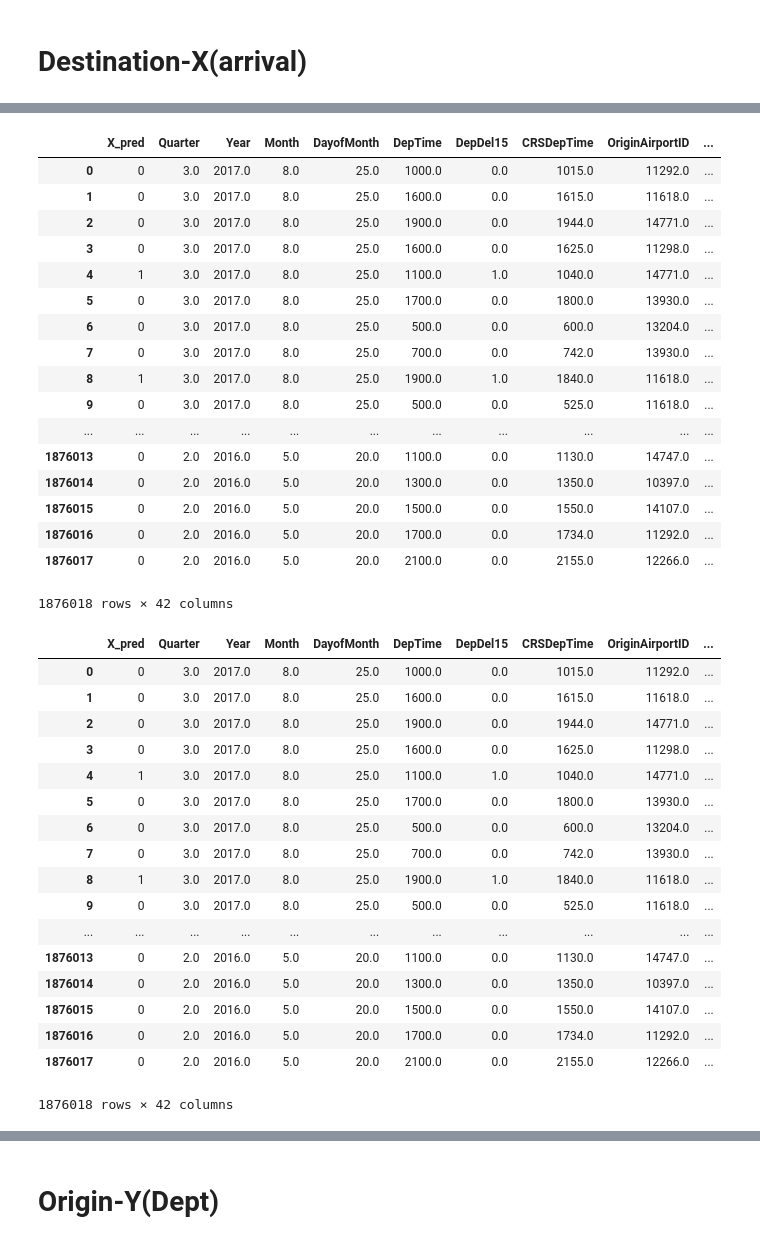
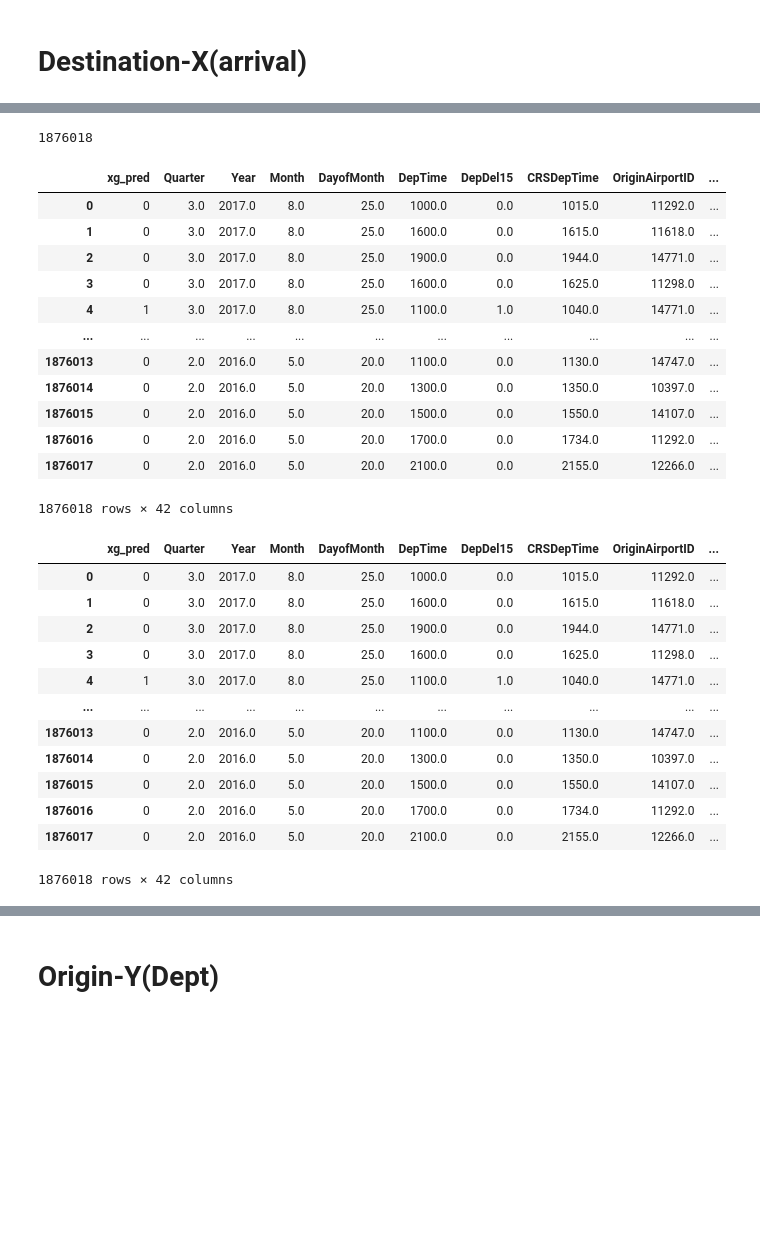
Before and after one commit to AMVamsi/Flight_Delay_Prediction, a Jupyter notebook: Project.ipynb, the cells around one changed output, grey strips where cells are left out. Saved outputs shown, nothing was run; the diff lists cells and outputs as text; code cells hidden in the pictures; blank space fills up the shorter version.

```diff
--- a/Project.ipynb
+++ b/Project.ipynb
@@ -435,6 +430,19 @@ df_select["winddirDegree_x"] = intenc
 intenc = lenc.fit_transform(df_select["weatherCode_x"])
 df_select["weatherCode_x"] = intenc
 features = np.asarray(df_select)
+# %%
+labels = np.asarray(df["ArrDel15"])
+df_select = df.drop(["Quarter", "Year","ArrTime", "DepTime", "Month", "DayofMonth", "ArrDelayMinutes","ArrDel15","DepDel15", "Date", "Airport_y","Airport_x"],axis=1)
+lenc = LabelEncoder()
+intenc = lenc.fit_transform(df_select["DestAirportID"])
+df_select["DestAirportID"] = intenc
+intenc = lenc.fit_transform(df_select["OriginAirportID"])
+df_select["OriginAirportID"] = intenc
+intenc = lenc.fit_transform(df_select["winddirDegree_x"])
+df_select["winddirDegree_x"] = intenc
+intenc = lenc.fit_transform(df_select["weatherCode_x"])
+df_select["weatherCode_x"] = intenc
+features = np.asarray(df_select)
 # %%
 df_select.keys()
 # %% [output]
@@ -476,0 +534,7 @@ weighted avg       0.94      0.94      0.94   1876018
+# %%
+from sklearn.model_selection import train_test_split
+features_train, features_test, labels_train, labels_test = train_test_split(features, labels, test_size=0.30, random_state=0)
+# %%
+from sklearn.ensemble import RandomForestClassifier
+classifier = RandomForestClassifier(n_estimators = 10, criterion = 'entropy', random_state = 0)
+classifier.fit(features_train, labels_train.astype(np.uint8))
@@ -499,23 +593,22 @@ df1
 # %%
+xg_pred = classifier.predict(features)
 import pandas as pd
-df2=pd.DataFrame(x_pred,columns = ["X_pred"])
-
-df2.to_csv('xp.csv',index=False)
+df2=pd.DataFrame(xg_pred,columns = ["xg_pred"])
+df2.to_csv('xgboost.csv',index=False)
+# %%
+len(df2)
+# %% [output]
+1876018
 # %%
-df.insert(0, "X_pred",x_pred)
+df.insert(0, "xg_pred",xg_pred)
 df
 # %% [output]
-|  | X_pred | Quarter | Year | Month | DayofMonth | DepTime | DepDel15 | CRSDepTime | OriginAirportID | ... |
+|  | xg_pred | Quarter | Year | Month | DayofMonth | DepTime | DepDel15 | CRSDepTime | OriginAirportID | ... |
 | 0 | 0 | 3.0 | 2017.0 | 8.0 | 25.0 | 1000.0 | 0.0 | 1015.0 | 11292.0 | ... |
 | 1 | 0 | 3.0 | 2017.0 | 8.0 | 25.0 | 1600.0 | 0.0 | 1615.0 | 11618.0 | ... |
 | 2 | 0 | 3.0 | 2017.0 | 8.0 | 25.0 | 1900.0 | 0.0 | 1944.0 | 14771.0 | ... |
 | 3 | 0 | 3.0 | 2017.0 | 8.0 | 25.0 | 1600.0 | 0.0 | 1625.0 | 11298.0 | ... |
 | 4 | 1 | 3.0 | 2017.0 | 8.0 | 25.0 | 1100.0 | 1.0 | 1040.0 | 14771.0 | ... |
-| 5 | 0 | 3.0 | 2017.0 | 8.0 | 25.0 | 1700.0 | 0.0 | 1800.0 | 13930.0 | ... |
-| 6 | 0 | 3.0 | 2017.0 | 8.0 | 25.0 | 500.0 | 0.0 | 600.0 | 13204.0 | ... |
-| 7 | 0 | 3.0 | 2017.0 | 8.0 | 25.0 | 700.0 | 0.0 | 742.0 | 13930.0 | ... |
-| 8 | 1 | 3.0 | 2017.0 | 8.0 | 25.0 | 1900.0 | 1.0 | 1840.0 | 11618.0 | ... |
-| 9 | 0 | 3.0 | 2017.0 | 8.0 | 25.0 | 500.0 | 0.0 | 525.0 | 11618.0 | ... |
 | ... | ... | ... | ... | ... | ... | ... | ... | ... | ... | ... |
 | 1876013 | 0 | 2.0 | 2016.0 | 5.0 | 20.0 | 1100.0 | 0.0 | 1130.0 | 14747.0 | ... |
 | 1876014 | 0 | 2.0 | 2016.0 | 5.0 | 20.0 | 1300.0 | 0.0 | 1350.0 | 10397.0 | ... |
@@ -528,19 +621,14 @@ df.to_csv('x_classifi.csv',index=False)
 # %%
 d=pd.DataFrame()
-d=pd.read_csv("/Users/msml/Vamsi/SF/SF_Project/x_classifi.csv")
+d=pd.read_csv("/Users/msml/Vamsi/SF/SF_Projects/xg_classifi.csv")
 d
 # %% [output]
-|  | X_pred | Quarter | Year | Month | DayofMonth | DepTime | DepDel15 | CRSDepTime | OriginAirportID | ... |
+|  | xg_pred | Quarter | Year | Month | DayofMonth | DepTime | DepDel15 | CRSDepTime | OriginAirportID | ... |
 | 0 | 0 | 3.0 | 2017.0 | 8.0 | 25.0 | 1000.0 | 0.0 | 1015.0 | 11292.0 | ... |
 | 1 | 0 | 3.0 | 2017.0 | 8.0 | 25.0 | 1600.0 | 0.0 | 1615.0 | 11618.0 | ... |
 | 2 | 0 | 3.0 | 2017.0 | 8.0 | 25.0 | 1900.0 | 0.0 | 1944.0 | 14771.0 | ... |
 | 3 | 0 | 3.0 | 2017.0 | 8.0 | 25.0 | 1600.0 | 0.0 | 1625.0 | 11298.0 | ... |
 | 4 | 1 | 3.0 | 2017.0 | 8.0 | 25.0 | 1100.0 | 1.0 | 1040.0 | 14771.0 | ... |
-| 5 | 0 | 3.0 | 2017.0 | 8.0 | 25.0 | 1700.0 | 0.0 | 1800.0 | 13930.0 | ... |
-| 6 | 0 | 3.0 | 2017.0 | 8.0 | 25.0 | 500.0 | 0.0 | 600.0 | 13204.0 | ... |
-| 7 | 0 | 3.0 | 2017.0 | 8.0 | 25.0 | 700.0 | 0.0 | 742.0 | 13930.0 | ... |
-| 8 | 1 | 3.0 | 2017.0 | 8.0 | 25.0 | 1900.0 | 1.0 | 1840.0 | 11618.0 | ... |
-| 9 | 0 | 3.0 | 2017.0 | 8.0 | 25.0 | 500.0 | 0.0 | 525.0 | 11618.0 | ... |
 | ... | ... | ... | ... | ... | ... | ... | ... | ... | ... | ... |
 | 1876013 | 0 | 2.0 | 2016.0 | 5.0 | 20.0 | 1100.0 | 0.0 | 1130.0 | 14747.0 | ... |
 | 1876014 | 0 | 2.0 | 2016.0 | 5.0 | 20.0 | 1300.0 | 0.0 | 1350.0 | 10397.0 | ... |
```
Also changed, not shown: parts of 58 cells of this notebook.
